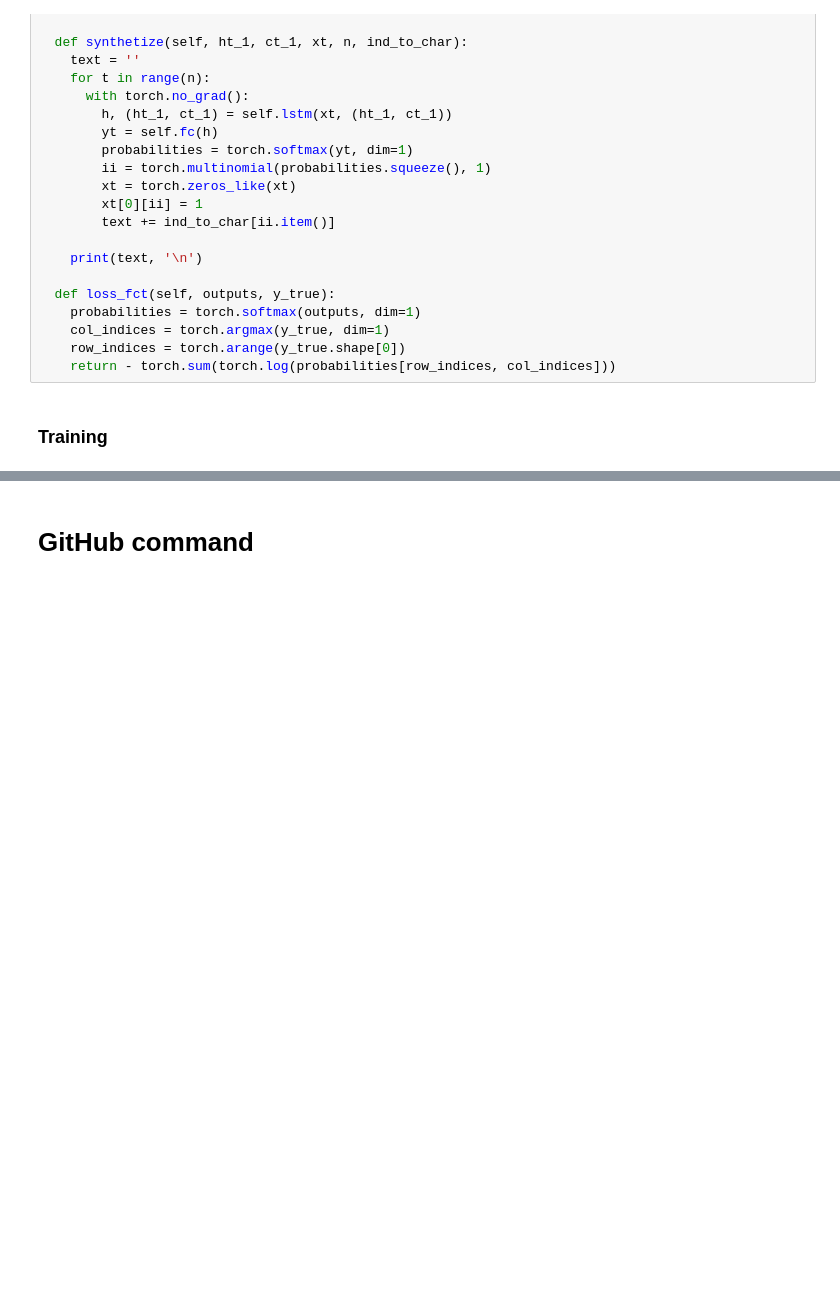
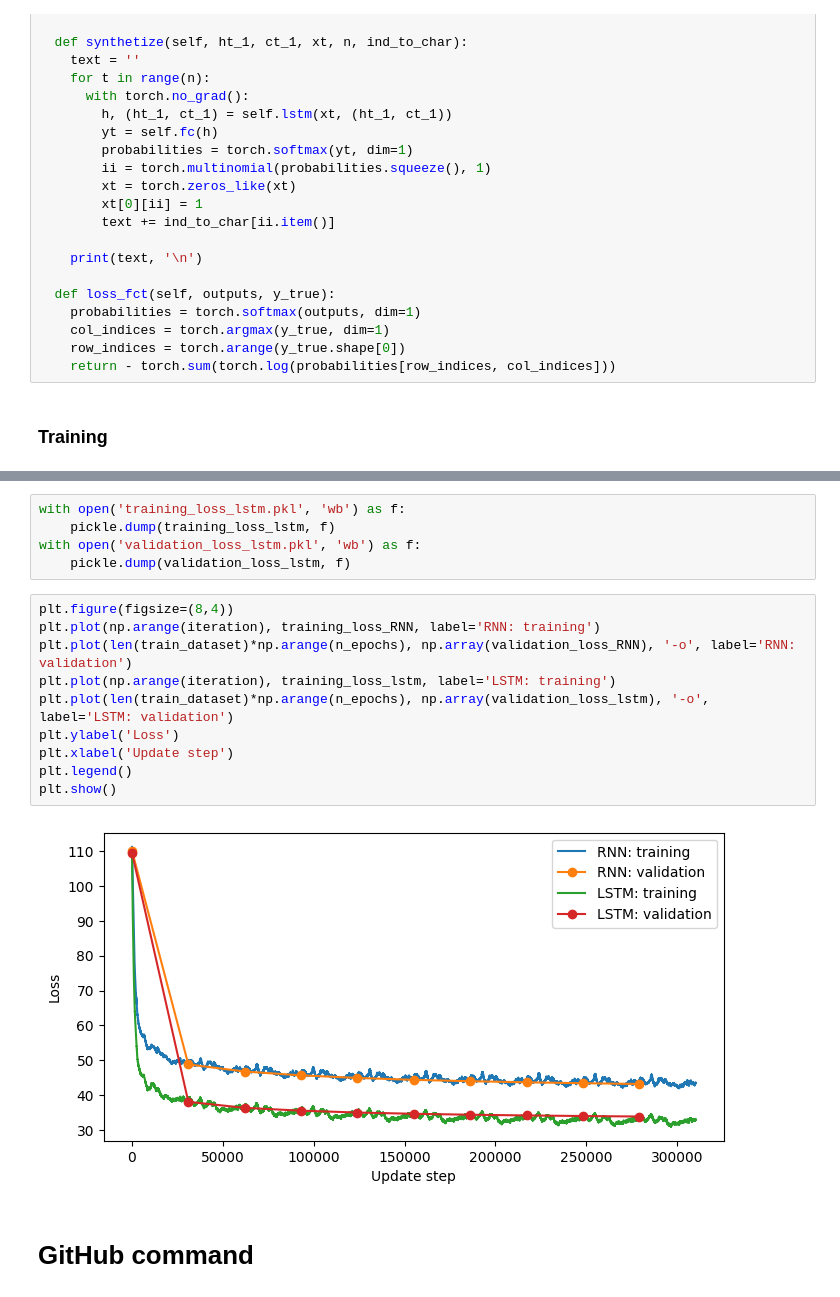
Before and after one commit to PierreFalconnier/text-generation-project, a Jupyter notebook: Notebook/Project.ipynb, the cells around one changed output, grey strips where cells are left out. Drawn from its saved outputs; the diff is of its cells as text; blank space fills up the shorter version.

```diff
--- a/Notebook/Project.ipynb
+++ b/Notebook/Project.ipynb
@@ -364,3 +351,20 @@ Harry w
+# %%
+with open('training_loss_lstm.pkl', 'wb') as f:
+    pickle.dump(training_loss_lstm, f)
+with open('validation_loss_lstm.pkl', 'wb') as f:
+    pickle.dump(validation_loss_lstm, f)
+# %%
+plt.figure(figsize=(8,4))
+plt.plot(np.arange(iteration), training_loss_RNN, label='RNN: training')
+plt.plot(len(train_dataset)*np.arange(n_epochs), np.array(validation_loss_RNN), '-o', label='RNN: validation')
+plt.plot(np.arange(iteration), training_loss_lstm, label='LSTM: training')
+plt.plot(len(train_dataset)*np.arange(n_epochs), np.array(validation_loss_lstm), '-o', label='LSTM: validation')
+plt.ylabel('Loss')
+plt.xlabel('Update step')
+plt.legend()
+plt.show()
+# %% [output]
+[figure, added]
 # %% [markdown]
 # GitHub command
 # %%
```
Also changed, not shown: parts of 20 cells of this notebook.
